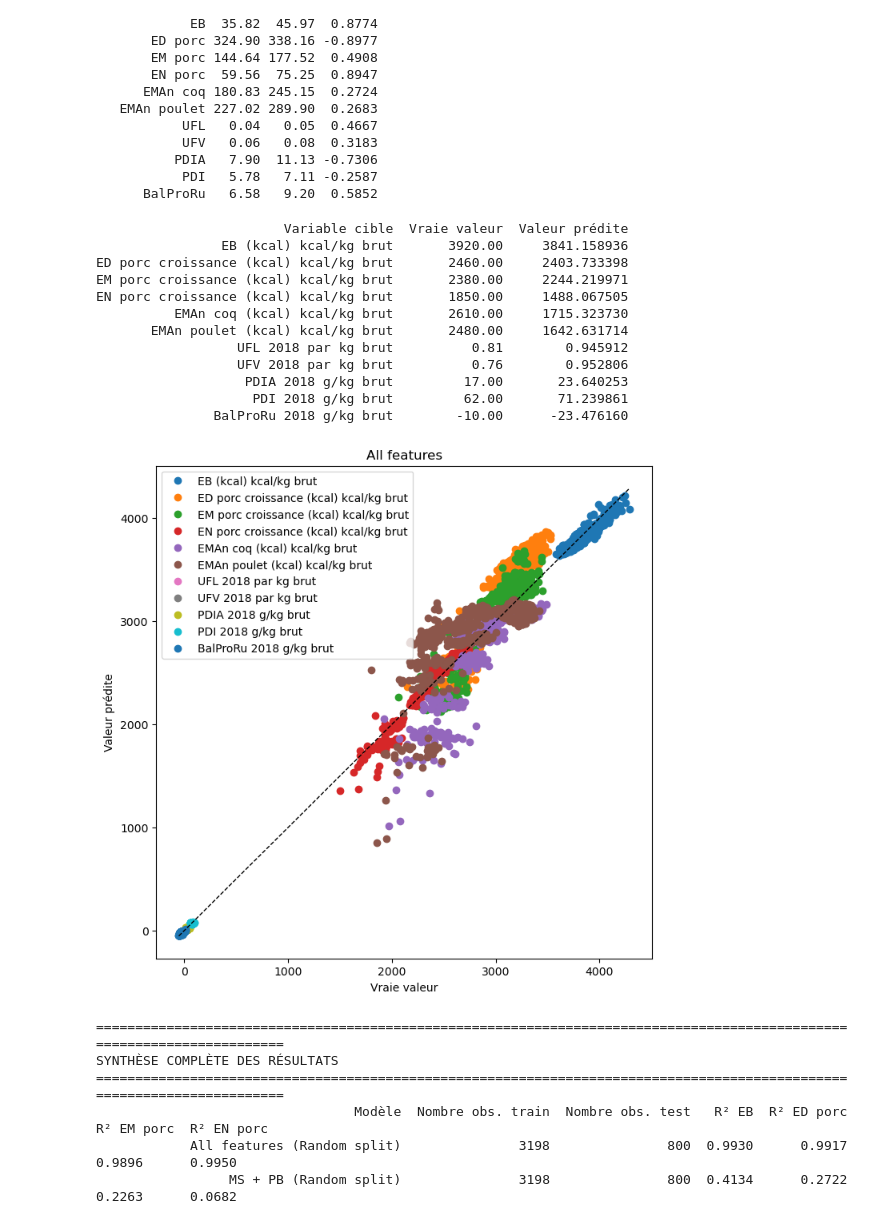
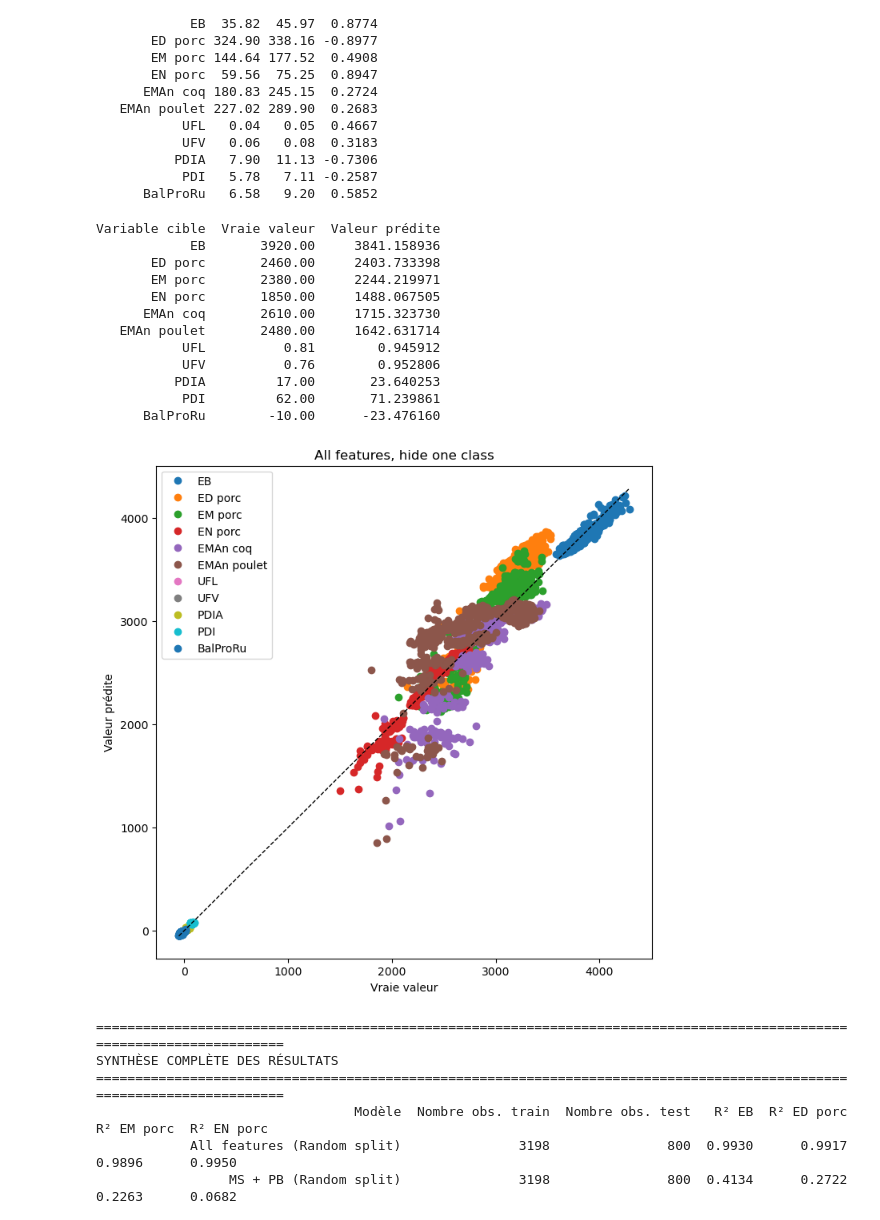
Before and after one commit to PJGouze/projet_fil_rouge, a Jupyter notebook: Regressor_Deux/test_preliminaire.ipynb, the cells around one changed output. Cells and saved outputs as stored; diff of their text form; code cells hidden in the pictures.

```diff
--- a/Regressor_Deux/test_preliminaire.ipynb
+++ b/Regressor_Deux/test_preliminaire.ipynb
@@ -257,7 +257,7 @@ def plot_pred_vs_true(models, X_test, y_test, vars_cibles, title=None, n=0):
     for target in vars_cibles:
         vraie = y_test.loc[idx, target]
         pred = models[target].predict(X_test.loc[[idx]])[0]
-        tab.append([target, vraie, pred])
+        tab.append([noms_simplifies[target], vraie, pred])
     df_exemple = pd.DataFrame(tab, columns=["Variable cible", "Vraie valeur", "Valeur prédite"])
     print(df_exemple.to_string(index=False))
 
@@ -265,7 +265,7 @@ def plot_pred_vs_true(models, X_test, y_test, vars_cibles, title=None, n=0):
     for target in vars_cibles:
         y_true = y_test[target]
         y_pred = models[target].predict(X_test)
-        plt.plot(y_true, y_pred, 'o', label=target)
+        plt.plot(y_true, y_pred, 'o', label=noms_simplifies[target])
     plt.plot([y_test.min().min(), y_test.max().max()],
              [y_test.min().min(), y_test.max().max()], 'k--', lw=1)
     plt.xlabel("Vraie valeur")
@@ -699,21 +699,21 @@ Variable cible    MAE   RMSE      R2
            PDI   5.78   7.11 -0.2587
       BalProRu   6.58   9.20  0.5852
 # %%
-plot_pred_vs_true(models_hide_class_all, X_test_class, y_test_class, vars_cibles, title="All features", n=0)
+plot_pred_vs_true(models_hide_class_all, X_test_class, y_test_class, vars_cibles, title="All features, hide one class", n=0)
 # %% [output]
-                        Variable cible  Vraie valeur  Valeur prédite
-                EB (kcal) kcal/kg brut       3920.00     3841.158936
-ED porc croissance (kcal) kcal/kg brut       2460.00     2403.733398
-EM porc croissance (kcal) kcal/kg brut       2380.00     2244.219971
-EN porc croissance (kcal) kcal/kg brut       1850.00     1488.067505
-          EMAn coq (kcal) kcal/kg brut       2610.00     1715.323730
-       EMAn poulet (kcal) kcal/kg brut       2480.00     1642.631714
-                  UFL 2018 par kg brut          0.81        0.945912
-                  UFV 2018 par kg brut          0.76        0.952806
-                   PDIA 2018 g/kg brut         17.00       23.640253
-                    PDI 2018 g/kg brut         62.00       71.239861
-               BalProRu 2018 g/kg brut        -10.00      -23.476160
+Variable cible  Vraie valeur  Valeur prédite
+            EB       3920.00     3841.158936
+       ED porc       2460.00     2403.733398
+       EM porc       2380.00     2244.219971
+       EN porc       1850.00     1488.067505
+      EMAn coq       2610.00     1715.323730
+   EMAn poulet       2480.00     1642.631714
+           UFL          0.81        0.945912
+           UFV          0.76        0.952806
+          PDIA         17.00       23.640253
+           PDI         62.00       71.239861
+      BalProRu        -10.00      -23.476160
-[figure, old version]
+[figure, new version]
 # %%
 # Synthèse complète des résultats de tous les modèles
 synthese_resultats = pd.DataFrame({
```
Also changed, not shown: parts of 6 cells of this notebook.
